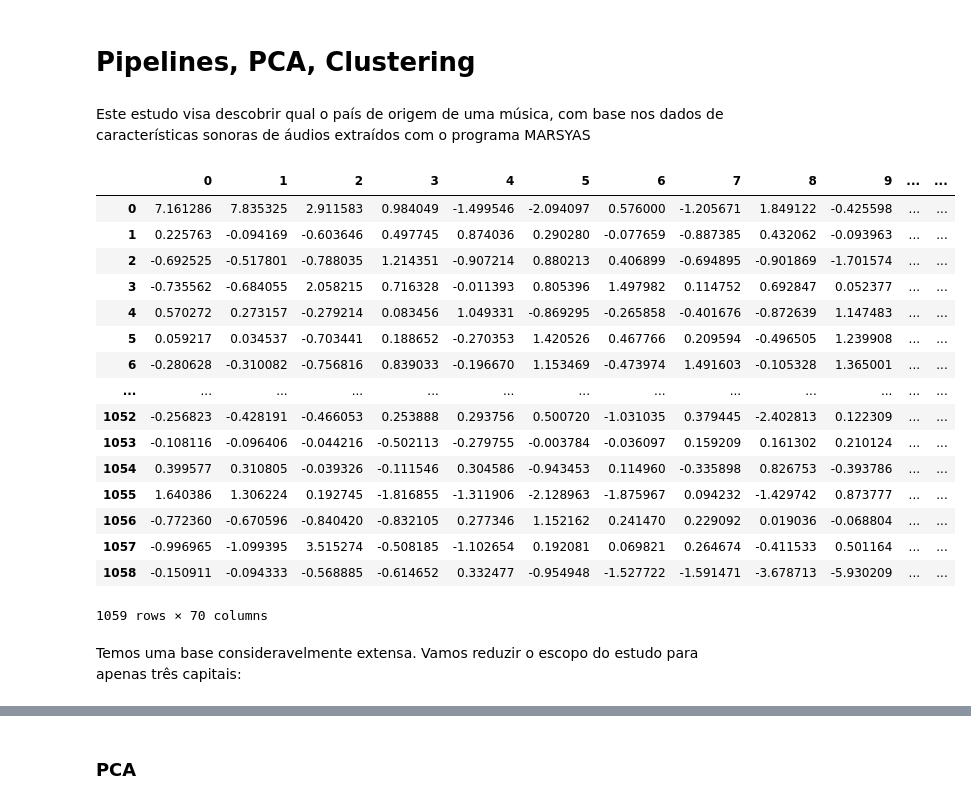
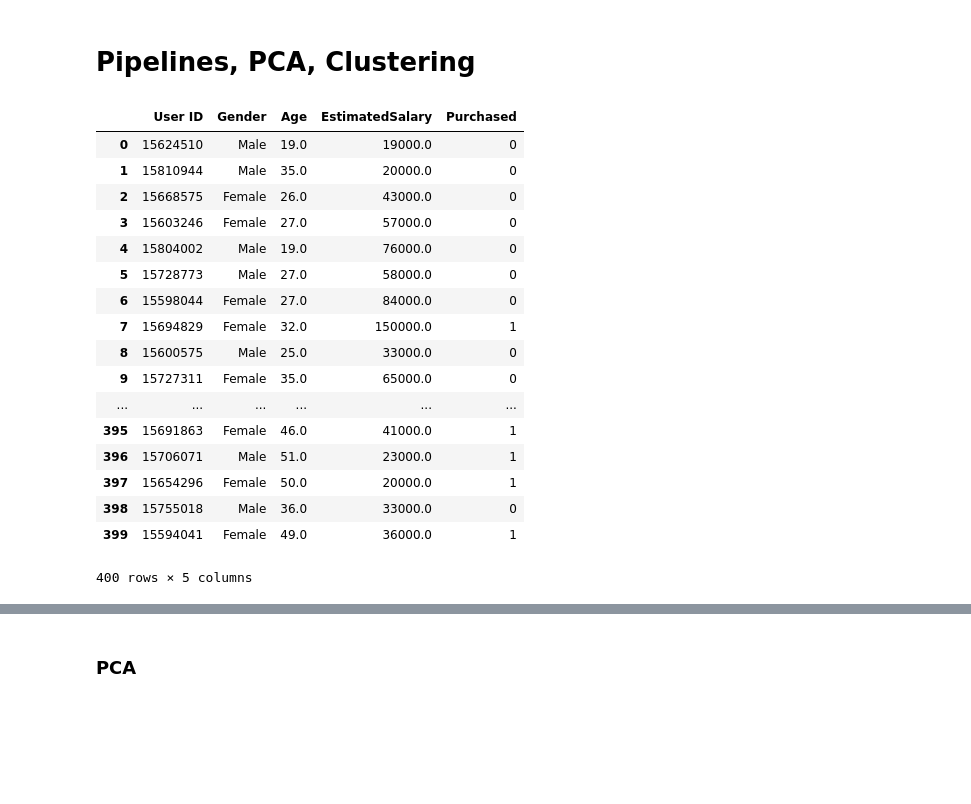
Before and after one commit to analuizaypessoa/fgv_machine_learning, a Jupyter notebook: PPRRC.ipynb, the cells around one changed output, grey strips where cells are left out. Saved outputs shown, nothing was run; the diff lists cells and outputs as text; code cells hidden in the pictures; blank space fills up the shorter version.

```diff
--- a/PPRRC.ipynb
+++ b/PPRRC.ipynb
@@ -2,30 +2,28 @@
 Em parceria com Ana Luiza Young
 # %% [markdown]
 # Pipelines, PCA, Clustering
-# %% [markdown]
-Este estudo visa descobrir qual o país de origem de uma música, com base nos dados de características sonoras de áudios extraídos com o programa MARSYAS
 # %%
 import pandas as pd
-pd.set_option('display.max_rows', 15)
-data = pd.read_csv('default_features_1059_tracks.txt', sep=",", header=None)
+import numpy as np
+pd.set_option('display.max_rows', 40)
+data = pd.read_csv('Social_Network_Ads.csv')
 data
 # %% [output]
-|  | 0 | 1 | 2 | 3 | 4 | 5 | 6 | 7 | 8 | 9 | ... | ... |
-| 0 | 7.161286 | 7.835325 | 2.911583 | 0.984049 | -1.499546 | -2.094097 | 0.576000 | -1.205671 | 1.849122 | -0.425598 | ... | ... |
-| 1 | 0.225763 | -0.094169 | -0.603646 | 0.497745 | 0.874036 | 0.290280 | -0.077659 | -0.887385 | 0.432062 | -0.093963 | ... | ... |
-| 2 | -0.692525 | -0.517801 | -0.788035 | 1.214351 | -0.907214 | 0.880213 | 0.406899 | -0.694895 | -0.901869 | -1.701574 | ... | ... |
-| 3 | -0.735562 | -0.684055 | 2.058215 | 0.716328 | -0.011393 | 0.805396 | 1.497982 | 0.114752 | 0.692847 | 0.052377 | ... | ... |
-| 4 | 0.570272 | 0.273157 | -0.279214 | 0.083456 | 1.049331 | -0.869295 | -0.265858 | -0.401676 | -0.872639 | 1.147483 | ... | ... |
-| 5 | 0.059217 | 0.034537 | -0.703441 | 0.188652 | -0.270353 | 1.420526 | 0.467766 | 0.209594 | -0.496505 | 1.239908 | ... | ... |
-| 6 | -0.280628 | -0.310082 | -0.756816 | 0.839033 | -0.196670 | 1.153469 | -0.473974 | 1.491603 | -0.105328 | 1.365001 | ... | ... |
-| ... | ... | ... | ... | ... | ... | ... | ... | ... | ... | ... | ... | ... |
-| 1052 | -0.256823 | -0.428191 | -0.466053 | 0.253888 | 0.293756 | 0.500720 | -1.031035 | 0.379445 | -2.402813 | 0.122309 | ... | ... |
-| 1053 | -0.108116 | -0.096406 | -0.044216 | -0.502113 | -0.279755 | -0.003784 | -0.036097 | 0.159209 | 0.161302 | 0.210124 | ... | ... |
-| 1054 | 0.399577 | 0.310805 | -0.039326 | -0.111546 | 0.304586 | -0.943453 | 0.114960 | -0.335898 | 0.826753 | -0.393786 | ... | ... |
-| 1055 | 1.640386 | 1.306224 | 0.192745 | -1.816855 | -1.311906 | -2.128963 | -1.875967 | 0.094232 | -1.429742 | 0.873777 | ... | ... |
-| 1056 | -0.772360 | -0.670596 | -0.840420 | -0.832105 | 0.277346 | 1.152162 | 0.241470 | 0.229092 | 0.019036 | -0.068804 | ... | ... |
-| 1057 | -0.996965 | -1.099395 | 3.515274 | -0.508185 | -1.102654 | 0.192081 | 0.069821 | 0.264674 | -0.411533 | 0.501164 | ... | ... |
-| 1058 | -0.150911 | -0.094333 | -0.568885 | -0.614652 | 0.332477 | -0.954948 | -1.527722 | -1.591471 | -3.678713 | -5.930209 | ... | ... |
+|  | User ID | Gender | Age | EstimatedSalary | Purchased |
+| 0 | 15624510 | Male | 19.0 | 19000.0 | 0 |
+| 1 | 15810944 | Male | 35.0 | 20000.0 | 0 |
+| 2 | 15668575 | Female | 26.0 | 43000.0 | 0 |
+| 3 | 15603246 | Female | 27.0 | 57000.0 | 0 |
+| 4 | 15804002 | Male | 19.0 | 76000.0 | 0 |
+| 5 | 15728773 | Male | 27.0 | 58000.0 | 0 |
+| 6 | 15598044 | Female | 27.0 | 84000.0 | 0 |
+| 7 | 15694829 | Female | 32.0 | 150000.0 | 1 |
+| 8 | 15600575 | Male | 25.0 | 33000.0 | 0 |
+| 9 | 15727311 | Female | 35.0 | 65000.0 | 0 |
+| ... | ... | ... | ... | ... | ... |
+| 395 | 15691863 | Female | 46.0 | 41000.0 | 1 |
+| 396 | 15706071 | Male | 51.0 | 23000.0 | 1 |
+| 397 | 15654296 | Female | 50.0 | 20000.0 | 1 |
+| 398 | 15755018 | Male | 36.0 | 33000.0 | 0 |
+| 399 | 15594041 | Female | 49.0 | 36000.0 | 1 |
-1059 rows × 70 columns
+400 rows × 5 columns
-# %% [markdown]
-Temos uma base consideravelmente extensa. Vamos reduzir o escopo do estudo para apenas três capitais:
```
Also changed, not shown: parts of 67 cells of this notebook, 5 other files.
